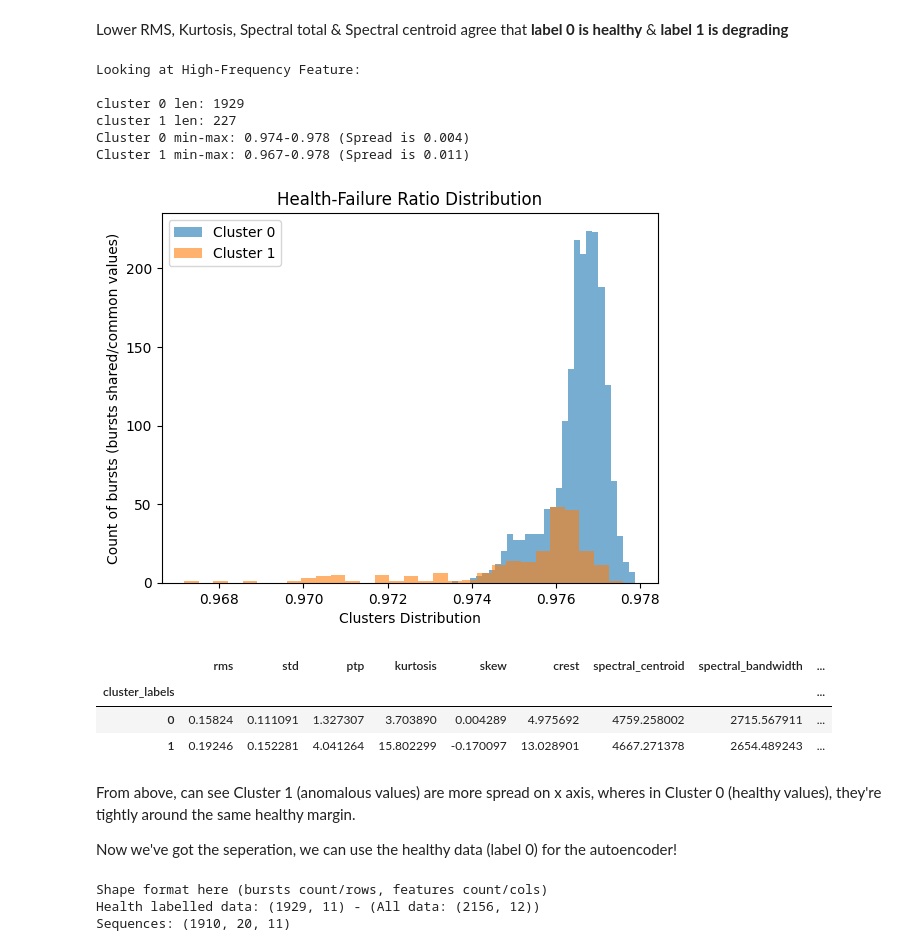
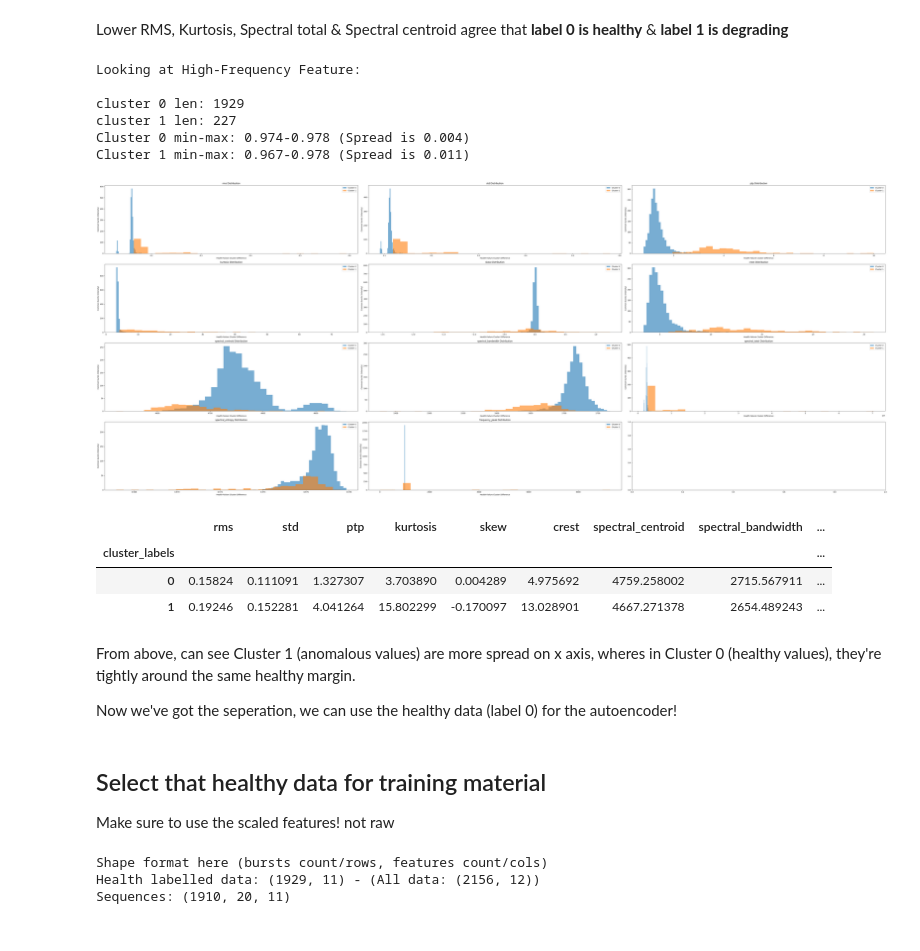
Before and after one commit to Patrick-Wigley/Retrofit-CbM, a Jupyter notebook: PdM/main/AIRULE.ipynb, the cells around one changed output. Saved outputs shown, nothing was run; the diff lists cells and outputs as text; code cells hidden in the pictures.

```diff
--- a/PdM/main/AIRULE.ipynb
+++ b/PdM/main/AIRULE.ipynb
@@ -525,35 +527,61 @@ cluster_labels
 Lower RMS, Kurtosis, Spectral total & Spectral centroid agree that **label 0 is healthy** & **label 1 is degrading**
 # %%
 import matplotlib.pyplot as plt
+import math
 
 cluster0 = df[df["cluster_labels"] == 0]
 cluster1 = df[df["cluster_labels"] == 1]
 print("Looking at High-Frequency Feature: \n")
 print(f"cluster 0 len: {len(cluster0)}")
 print(f"cluster 1 len: {len(cluster1)}")
-c0_min = round(cluster0['spectral_entropy'].min(), 3); c0_max = round(cluster0['spectral_entropy'].max(), 3)
-c1_min = round(cluster1['spectral_entropy'].min(), 3); c1_max = round(cluster1['spectral_entropy'].max(), 3)
-print(f'Cluster 0 min-max: {c0_min}-{c0_max} (Spread is {round(c0_max - c0_min, 3)})')
-print(f'Cluster 1 min-max: {c1_min}-{c1_max} (Spread is {round(c1_max - c1_min, 3)})')
+c0_min = round(cluster0["spectral_entropy"].min(), 3); c0_max = round(cluster0["spectral_entropy"].max(), 3)
+c1_min = round(cluster1["spectral_entropy"].min(), 3); c1_max = round(cluster1["spectral_entropy"].max(), 3)
+print(f"Cluster 0 min-max: {c0_min}-{c0_max} (Spread is {round(c0_max - c0_min, 3)})")
+print(f"Cluster 1 min-max: {c1_min}-{c1_max} (Spread is {round(c1_max - c1_min, 3)})")
 
 # PLot
-plt.hist(cluster0['spectral_entropy'], bins=30, alpha=0.6)
-plt.hist(cluster1['spectral_entropy'], bins=30, alpha=0.6)
-plt.xlabel("Clusters Distribution")
-plt.ylabel("Count of bursts (bursts shared/common values)")
-plt.legend(['Cluster 0', 'Cluster 1'])
-plt.title('Health-Failure Ratio Distribution')
+SHOW_ALL = True
+features_to_plot:list
+
+if SHOW_ALL:
+    features_to_plot = features
+    PLOTS_PER_ROW = 3
+    fig, axes = plt.subplots(math.ceil(len(features)/PLOTS_PER_ROW), PLOTS_PER_ROW, figsize=(60,24))
+else:
+    # For image in diss
+    features_to_plot = np.array(["kurtosis", "skew"])
+    fig, axes = plt.subplots(1, 2, figsize=(10, 4))
+
+
+for col, f in enumerate(features_to_plot):
+    row_index = math.floor(col / PLOTS_PER_ROW) # chop decimals off (round down) - every 3 plots increase row by 1
+    col_index = col % 3 # when 3,6,9... come back to 0
+
+    if len(features_to_plot) > PLOTS_PER_ROW:
+        # Resolving indexing error
+        axe = axes[row_index, col_index]
+    else:
+        axe = axes[col]
+
+    axe.hist(cluster0[f], bins=30, alpha=0.6)
+    axe.hist(cluster1[f], bins=30, alpha=0.6)
+    axe.set_xlabel("Health-Failure Cluster Difference")
+    axe.set_ylabel("Common bursts (Intensity)") # Values that are similar in a cluster accumalate a higher intensity in histogram
+    axe.legend(["Cluster 0", "Cluster 1"])
+    axe.set_title(f"{f} Distribution")
+
+plt.tight_layout()
 plt.show()
 
 df.groupby('cluster_labels').mean()[features]
 # %% [output]
 Looking at High-Frequency Feature:
 
 cluster 0 len: 1929
 cluster 1 len: 227
 Cluster 0 min-max: 0.974-0.978 (Spread is 0.004)
 Cluster 1 min-max: 0.967-0.978 (Spread is 0.011)
-[figure, old version]
+[figure, new version]
 |  | rms | std | ptp | kurtosis | skew | crest | spectral_centroid | spectral_bandwidth | ... |
 | cluster_labels |  |  |  |  |  |  |  |  | ... |
 | 0 | 0.15824 | 0.111091 | 1.327307 | 3.703890 | 0.004289 | 4.975692 | 4759.258002 | 2715.567911 | ... |
@@ -567,3 +593,6 @@ Now we've got the seperation, we can use the healthy data (label 0) for the auto
+# %% [markdown]
+## Select that healthy data for training material
+Make sure to use the scaled features! not raw
 # %%
 healthy_df = df_scaled.loc[df_scaled["cluster_labels"]==0][features]
 healthy_data = healthy_df.values
```
Also changed, not shown: parts of 14 cells of this notebook, 1 other file.
